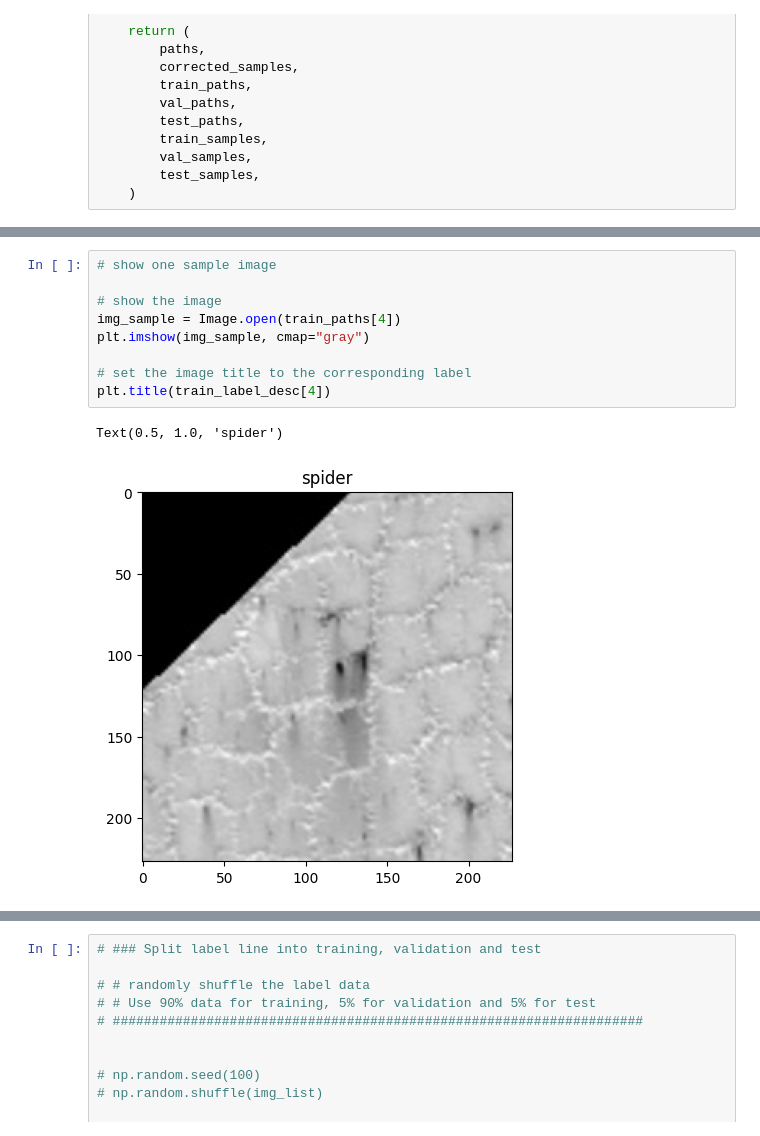
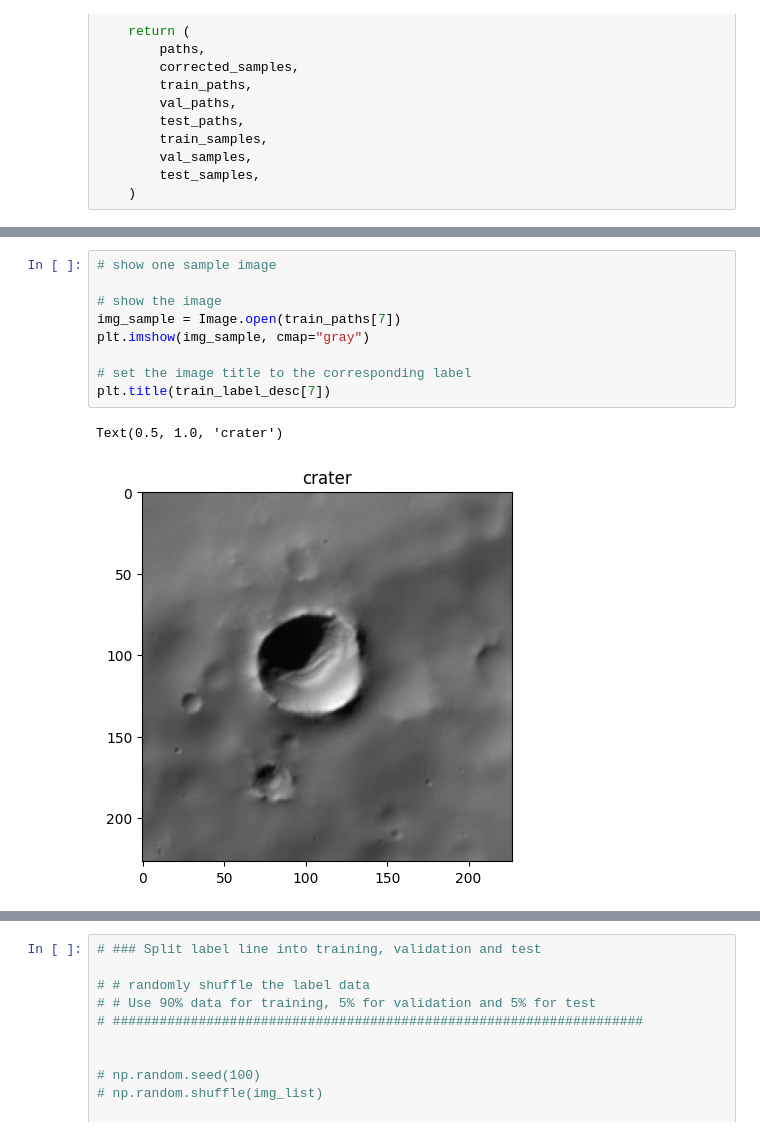
Before and after one commit to teddy661/281-final-project, a Jupyter notebook: Nasa_EDA_new.ipynb, the cells around one changed output, grey strips where cells are left out. Saved outputs shown, nothing was run; the diff lists cells and outputs as text.

```diff
--- a/Nasa_EDA_new.ipynb
+++ b/Nasa_EDA_new.ipynb
@@ -190,15 +218,15 @@ Length of test label description list: 1793
 # %%
 # show one sample image
 
 # show the image
-img_sample = Image.open(train_paths[4])
+img_sample = Image.open(train_paths[7])
 plt.imshow(img_sample, cmap="gray")
 
 # set the image title to the corresponding label
-plt.title(train_label_desc[4])
+plt.title(train_label_desc[7])
 # %% [output]
-Text(0.5, 1.0, 'spider')
+Text(0.5, 1.0, 'crater')
-[figure, old version]
+[figure, new version]
 # %%
 # count for each type of label in the label description list
 label_count = {}
```
Also changed, not shown: parts of 9 cells of this notebook.
